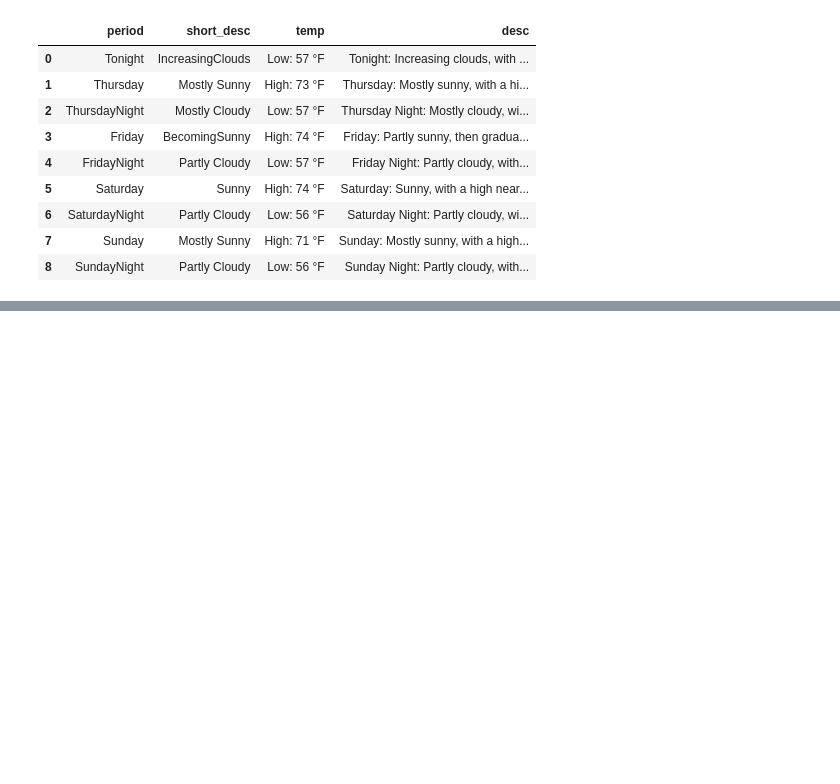
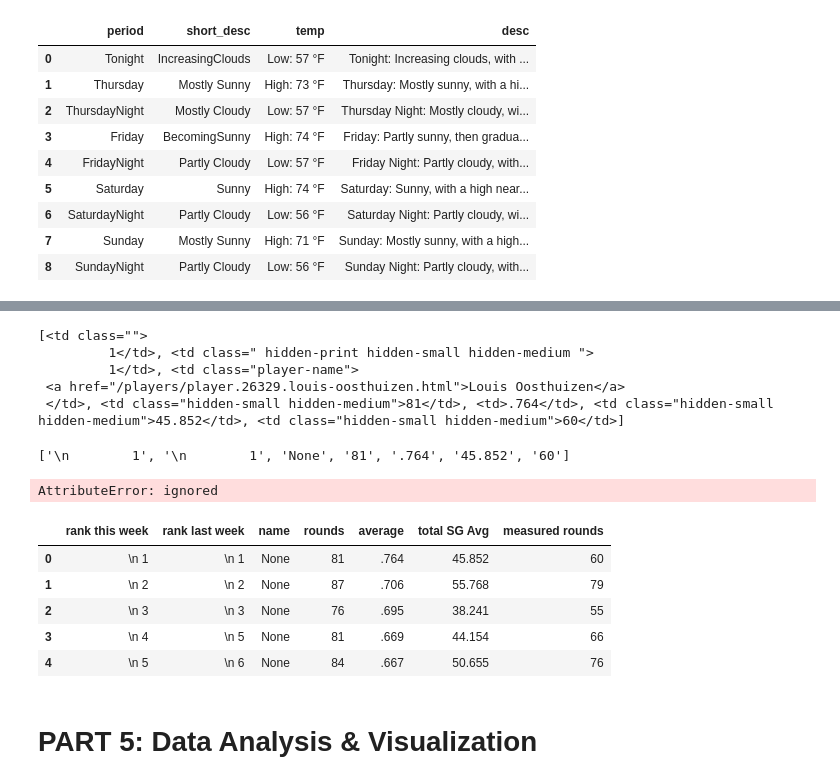
Before and after one commit to wcrowley342/leantocodefantasyfootball, a Jupyter notebook: Learn_to_code_with_fantasy_football_PANDAS.ipynb, the cells around one changed output, grey strips where cells are left out. Saved outputs shown, nothing was run; the diff lists cells and outputs as text; code cells hidden in the pictures; blank space fills up the shorter version.

```diff
--- a/Learn_to_code_with_fantasy_football_PANDAS.ipynb
+++ b/Learn_to_code_with_fantasy_football_PANDAS.ipynb
@@ -1073,0 +1086,4 @@ weather
+# %%
+tables = putting_soup.find_all('table')
+
+len(tables)
@@ -1073,0 +1092,2 @@ weather
+# %%
+putting_table = tables[1]
@@ -1073,0 +1114,4 @@ weather
+# %%
+rows = putting_table.find_all('tr')
+
+rows[0]
@@ -1073,0 +1144,42 @@ weather
+# %%
+first_data_row = rows[1]
+
+first_data_row.find_all('td')
+# %% [output]
+[<td class="">
+         1</td>, <td class=" hidden-print hidden-small hidden-medium ">
+         1</td>, <td class="player-name">
+ <a href="/players/player.26329.louis-oosthuizen.html">Louis Oosthuizen</a>
+ </td>, <td class="hidden-small hidden-medium">81</td>, <td>.764</td>, <td class="hidden-small hidden-medium">45.852</td>, <td class="hidden-small hidden-medium">60</td>]
+# %%
+#call string to get the data out
+
+[str(x.string) for x in first_data_row.find_all('td')]
+# %% [output]
+['\n        1', '\n        1', 'None', '81', '.764', '45.852', '60']
+# %%
+#put this inside a function where you take in a tr tag and get the data in the form of a list of strings
+
+def parse_row(row):
+  return [str(x.string) for x in row.find_all('td')]
+# %%
+parse_row(5)
+# %% [output]
+AttributeError: ignored
+# %%
+list_of_parsed_rows = [parse_row(row) for row in rows[1:]]
+
+df = DataFrame(list_of_parsed_rows)
+
+df.columns = ['rank this week', 'rank last week', 'name', 'rounds', 'average', 'total SG Avg', 'measured rounds']
+
+df.head()
+# %% [output]
+|  | rank this week | rank last week | name | rounds | average | total SG Avg | measured rounds |
+| 0 | \n 1 | \n 1 | None | 81 | .764 | 45.852 | 60 |
+| 1 | \n 2 | \n 2 | None | 87 | .706 | 55.768 | 79 |
+| 2 | \n 3 | \n 3 | None | 76 | .695 | 38.241 | 55 |
+| 3 | \n 4 | \n 5 | None | 81 | .669 | 44.154 | 66 |
+| 4 | \n 5 | \n 6 | None | 84 | .667 | 50.655 | 76 |
+# %% [markdown]
+# PART 5: Data Analysis & Visualization
```
Also changed, not shown: parts of 9 cells of this notebook.
